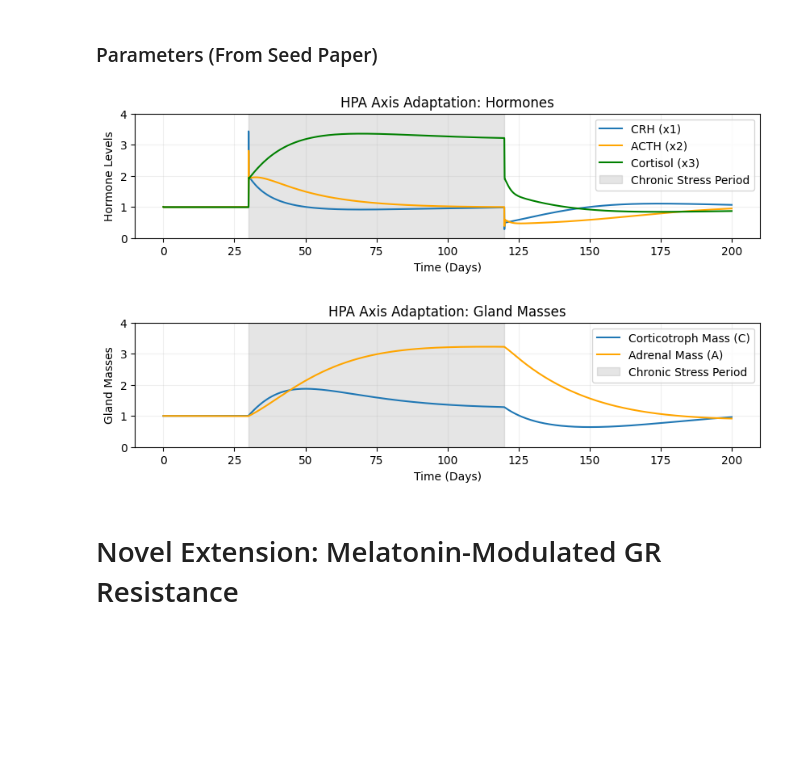
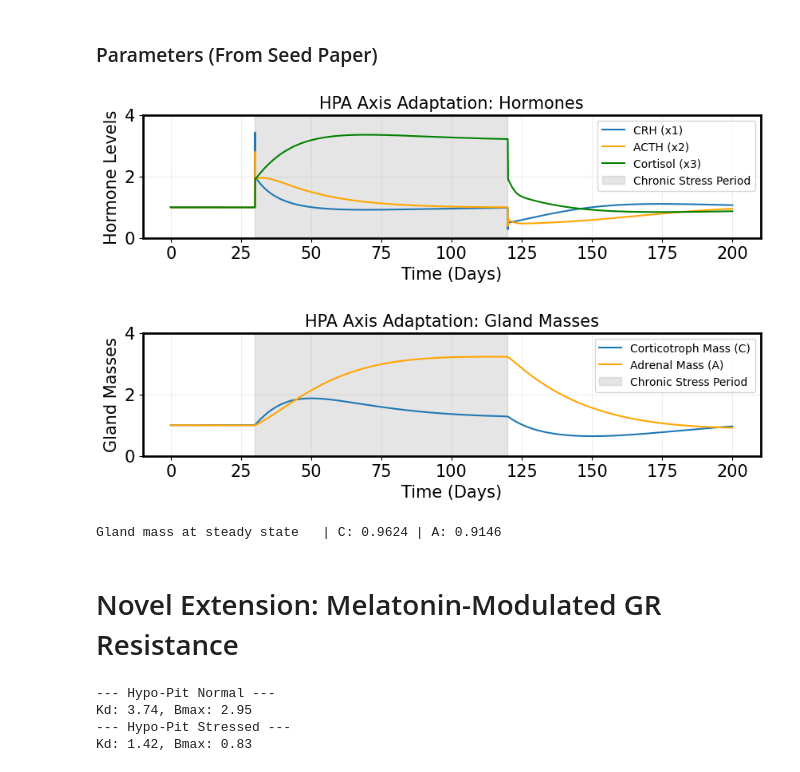
Before and after one commit to sandera0606/melatonin-HPA-dysregulation, a Jupyter notebook: final_project.ipynb, the cells around one changed output. Cells and saved outputs as stored; diff of their text form; code cells hidden in the pictures; blank space fills up the shorter version.

```diff
--- a/final_project.ipynb
+++ b/final_project.ipynb
@@ -85,32 +86,81 @@ sol = odeint(hpa_model, y0, t_eval, args=())
 # %%
 # plotting
 plt.figure(figsize=(10, 2))
 plt.plot(t_eval/1440, sol[:, 0], label='CRH (x1)', color='tab:blue')
 plt.plot(t_eval/1440, sol[:, 1], label='ACTH (x2)', color='orange')
 plt.plot(t_eval/1440, sol[:, 2], label='Cortisol (x3)', color='green')
 plt.axvspan(D_stress, D_stop, color='gray', alpha=0.2, label='Chronic Stress Period')
 plt.title("HPA Axis Adaptation: Hormones")
 plt.xlabel("Time (Days)")
 plt.ylabel("Hormone Levels")
 plt.ylim(0, 4)
 plt.legend()
 plt.grid(alpha=0.2)
 plt.show()
 
 plt.figure(figsize=(10, 2))
 plt.plot(t_eval/1440, sol[:, 3], label='Corticotroph Mass (C)', color='tab:blue')
 plt.plot(t_eval/1440, sol[:, 4], label='Adrenal Mass (A)', color='orange')
 plt.axvspan(D_stress, D_stop, color='gray', alpha=0.2, label='Chronic Stress Period')
 plt.title("HPA Axis Adaptation: Gland Masses")
 plt.xlabel("Time (Days)")
 plt.ylabel("Gland Masses")
 plt.legend()
 plt.ylim(0, 4)
 plt.grid(alpha=0.2)
 plt.show()
+
+# Extract the final values (Index -1 is the last day, which is 200)
+c_ss = sol[-1, 3]
+a_ss = sol[-1, 4]
+
+print(f"Gland mass at steady state   | C: {c_ss:.4f} | A: {a_ss:.4f}")
 # %% [output]
-[figure, old version]
+[figure, new version]
-[figure, old version]
+[figure, new version]
+Gland mass at steady state   | C: 0.9624 | A: 0.9146
 # %% [markdown]
 # Novel Extension: Melatonin-Modulated GR Resistance
+# %%
+# Novel Extension: Melatonin-Modulated GR Resistance
+# --- 1. NORMAL STATE (CONT + NaCl vs CONT + MEL) ---
+# Format: [NaCl, MEL]
+kd_norm_hp = {
+    "hypo": [9.8, 26.9],
+    "pit": [2.2, 10.4]
+}
+bmax_norm_hp = {
+    "hypo": [15.5, 53.1],
+    "pit": [8.2, 20.3]
+}
+
+# --- 2. CHRONIC STRESS STATE (CS + NaCl vs CS + MEL) ---
+kd_stress_hp = {
+    "hypo": [13.7, 16.5],
+    "pit": [2.5, 4.1]
+}
+bmax_stress_hp = {
+    "hypo": [17.6, 19.3],
+    "pit": [16.6, 9.3]
+}
+
+# Helper to get the average ratio for Hypo and Pit
+def get_hp_ratios(data_dict):
+    return np.mean([v[1]/v[0] for v in data_dict.values()])
+
+# KD MODIFIERS (Higher = Lower Affinity/Higher Threshold)
+avg_kd_normal_hp = get_hp_ratios(kd_norm_hp)
+avg_kd_stress_hp = get_hp_ratios(kd_stress_hp)
+
+# BMAX MODIFIERS (Higher = More Receptors)
+avg_bmax_normal_hp = get_hp_ratios(bmax_norm_hp)
+avg_bmax_stress_hp = get_hp_ratios(bmax_stress_hp)
+
+print(f"--- Hypo-Pit Normal --- \nKd: {avg_kd_normal_hp:.2f}, Bmax: {avg_bmax_normal_hp:.2f}")
+print(f"--- Hypo-Pit Stressed --- \nKd: {avg_kd_stress_hp:.2f}, Bmax: {avg_bmax_stress_hp:.2f}")
+# %% [output]
+--- Hypo-Pit Normal ---
+Kd: 3.74, Bmax: 2.95
+--- Hypo-Pit Stressed ---
+Kd: 1.42, Bmax: 0.83
 # %%
```
Also changed, not shown: parts of 5 cells of this notebook.
